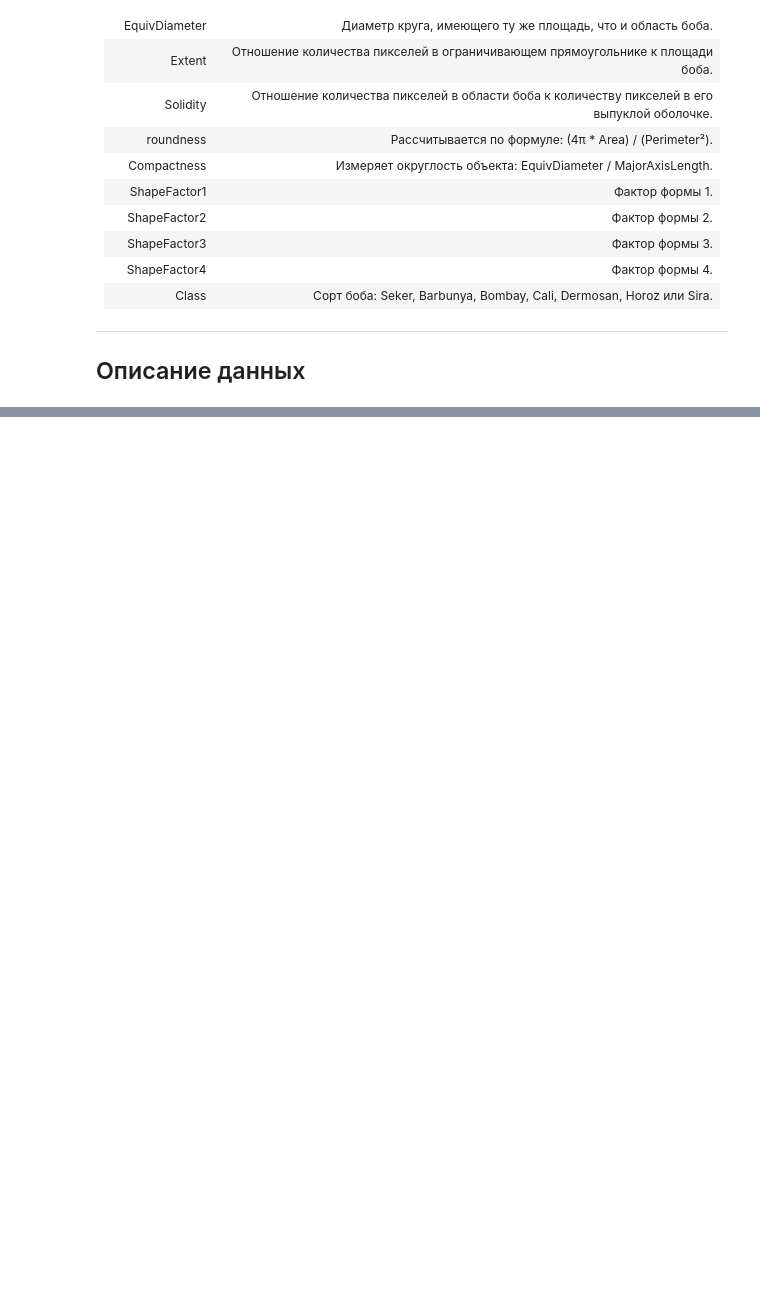
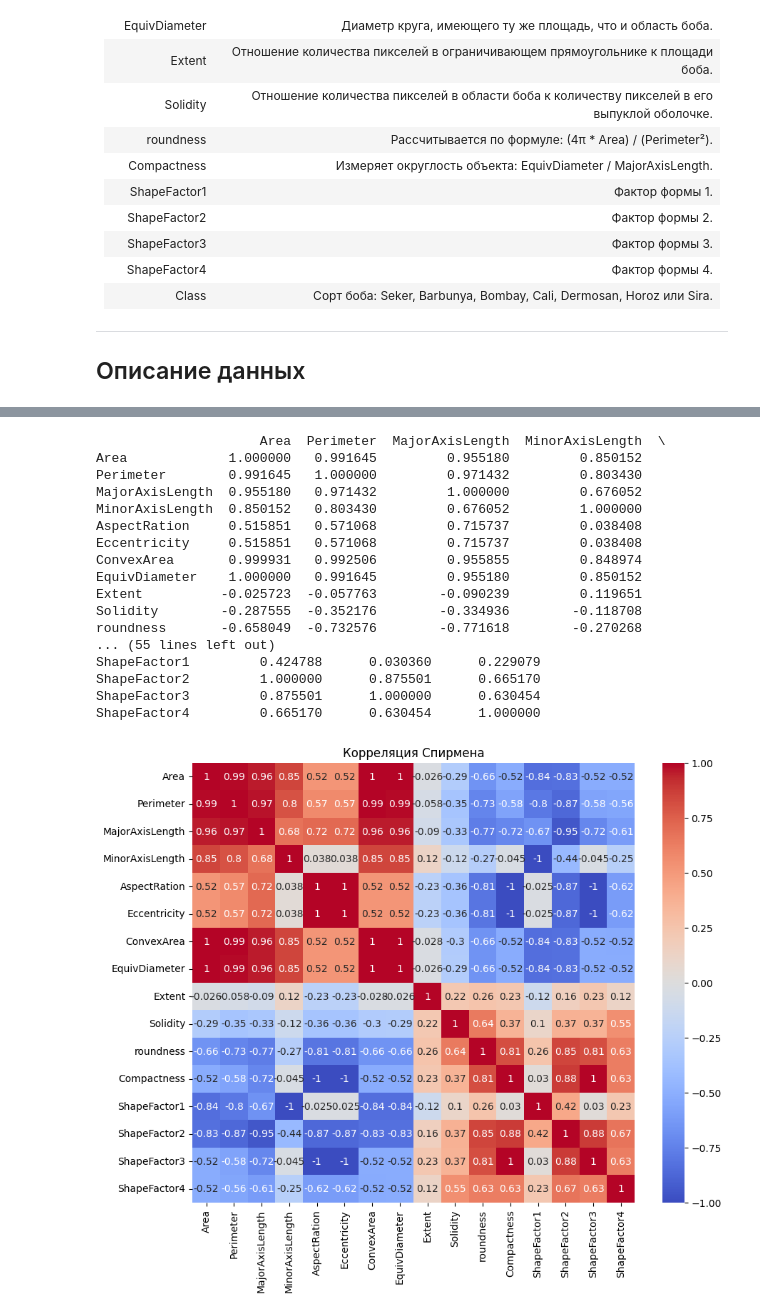
Before and after one commit to rochaldo1/Machine_Learning, a Jupyter notebook: labs/lab_4.ipynb, the cells around one changed output, grey strips where cells are left out. Saved outputs shown, nothing was run; the diff lists cells and outputs as text; code cells hidden in the pictures; blank space fills up the shorter version.

```diff
--- a/labs/lab_4.ipynb
+++ b/labs/lab_4.ipynb
@@ -67,16 +90,0 @@ Data columns (total 17 columns):
-# %%
-from sklearn.preprocessing import LabelEncoder
-
-label_encoder = LabelEncoder()
-df['Class_encoded'] = label_encoder.fit_transform(df['Class'])
-
-class_mapping = dict(zip(label_encoder.classes_, label_encoder.transform(label_encoder.classes_)))
-
-print("Соответствие классов и числовых меток:")
-for class_name, numeric_label in class_mapping.items():
-    print(f"{class_name}: {numeric_label}")
-
-class_mapping_dict = class_mapping.copy()
-
-df = df.drop('Class', axis=1)
-df = df.rename(columns={'Class_encoded': 'Class'})
@@ -218,0 +245,38 @@ max        0.974767      0.999733      6.000000
+# %%
+from scipy.stats import spearmanr
+
+feature_columns = [col for col in df.columns if col != 'Class']
+correlation_matrix = pd.DataFrame(index=feature_columns, columns=feature_columns)
+
+for var1 in feature_columns:
+    for var2 in feature_columns:
+        if var1 != var2:
+            corr, p_value = spearmanr(df[var1], df[var2])
+            correlation_matrix.loc[var1, var2] = 'Значима' if p_value < ALPHA else 'Не значима'
+
+spearman_corr = df[feature_columns].corr(method='spearman')
+
+print(spearman_corr)
+plt.figure(figsize=(10, 8))
+sb.heatmap(spearman_corr, annot=True, cmap='coolwarm', vmin=-1, vmax=1)
+plt.title('Корреляция Спирмена')
+plt.show()
+# %% [output]
+                     Area  Perimeter  MajorAxisLength  MinorAxisLength  \
+Area             1.000000   0.991645         0.955180         0.850152
+Perimeter        0.991645   1.000000         0.971432         0.803430
+MajorAxisLength  0.955180   0.971432         1.000000         0.676052
+MinorAxisLength  0.850152   0.803430         0.676052         1.000000
+AspectRation     0.515851   0.571068         0.715737         0.038408
+Eccentricity     0.515851   0.571068         0.715737         0.038408
+ConvexArea       0.999931   0.992506         0.955855         0.848974
+EquivDiameter    1.000000   0.991645         0.955180         0.850152
+Extent          -0.025723  -0.057763        -0.090239         0.119651
+Solidity        -0.287555  -0.352176        -0.334936        -0.118708
+roundness       -0.658049  -0.732576        -0.771618        -0.270268
+... (55 lines left out)
+ShapeFactor1         0.424788      0.030360      0.229079
+ShapeFactor2         1.000000      0.875501      0.665170
+ShapeFactor3         0.875501      1.000000      0.630454
+ShapeFactor4         0.665170      0.630454      1.000000
+[figure, added]
```
Also changed, not shown: parts of 11 cells of this notebook.
